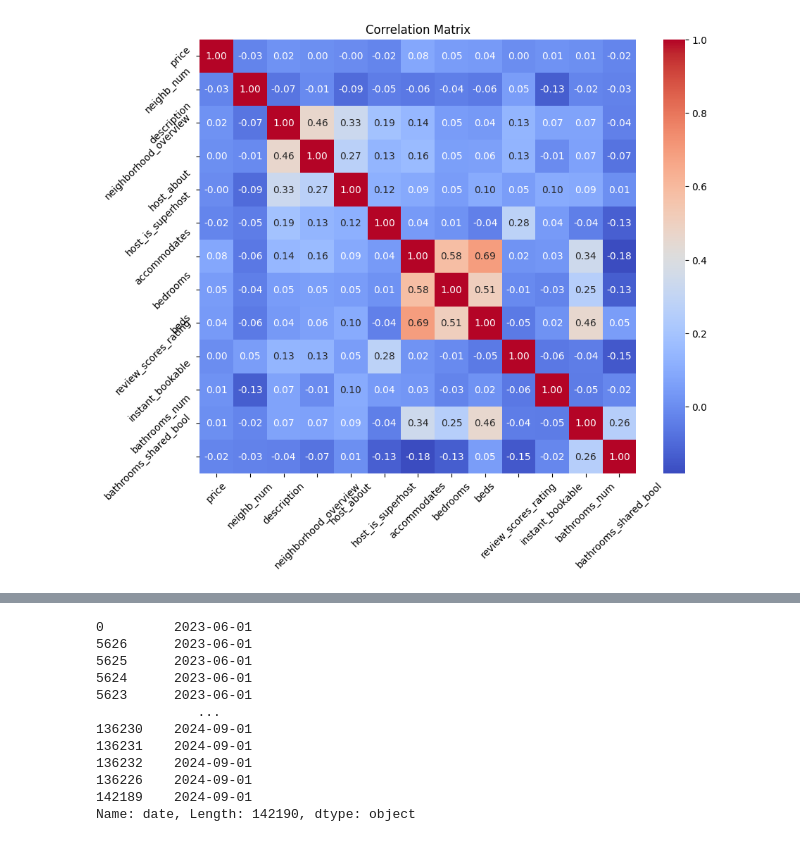
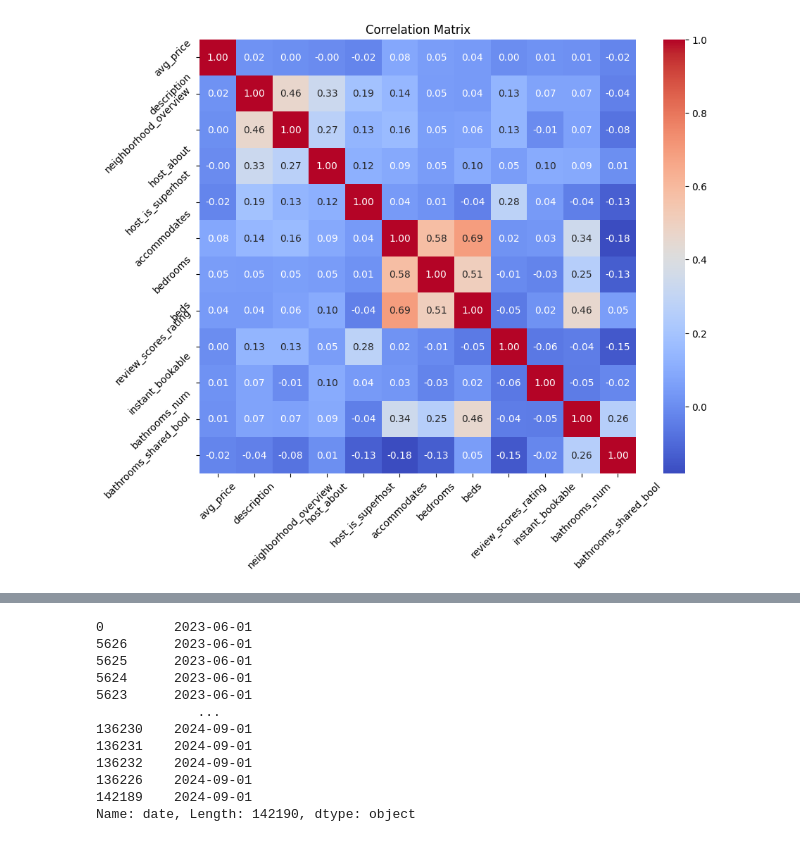
Before and after one commit to tominatorcz/datax, a Jupyter notebook: python/regresion.ipynb, the cells around one changed output, grey strips where cells are left out. Drawn from its saved outputs; the diff is of its cells as text; code cells hidden in the pictures.

```diff
--- a/python/regresion.ipynb
+++ b/python/regresion.ipynb
@@ -23,27 +23,27 @@ data = pd.read_csv(file_path)
 # %%
 import seaborn as sns
 import matplotlib.pyplot as plt
 
-selected_columns = ['price', 'neighb_num','description', 'neighborhood_overview', 'host_about', 'host_is_superhost',
+selected_columns = ['avg_price','description', 'neighborhood_overview', 'host_about', 'host_is_superhost',
                    'accommodates', 'bedrooms', 'beds', 'review_scores_rating', 'instant_bookable',
                    'bathrooms_num', 'bathrooms_shared_bool']
 
 selected_data = data[selected_columns]
 
 correlation_matrix = selected_data.corr(method='pearson')
 
 # Nastavení velikosti obrázku
 plt.figure(figsize=(10, 8))
 
 # Vytvoření heatmapy
 sns.heatmap(correlation_matrix, annot=True, cmap='coolwarm', fmt=".2f")
 
 # Nastavení popisků os
 plt.title('Correlation Matrix')
 plt.xticks(rotation=45)
 plt.yticks(rotation=45)
 
 # Zobrazení grafu
 plt.show()
 # %% [output]
-[figure, old version]
+[figure, new version]
```
Also changed, not shown: parts of 4 cells of this notebook.
